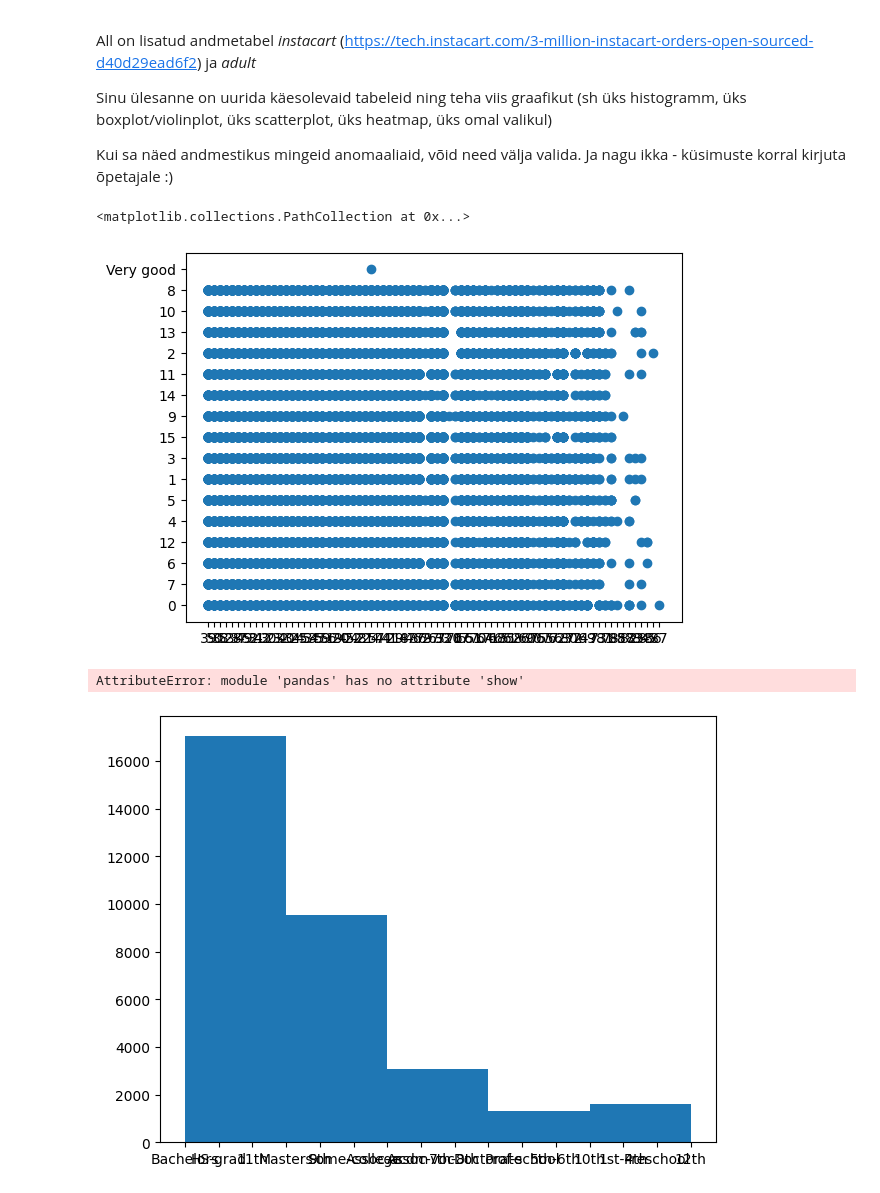
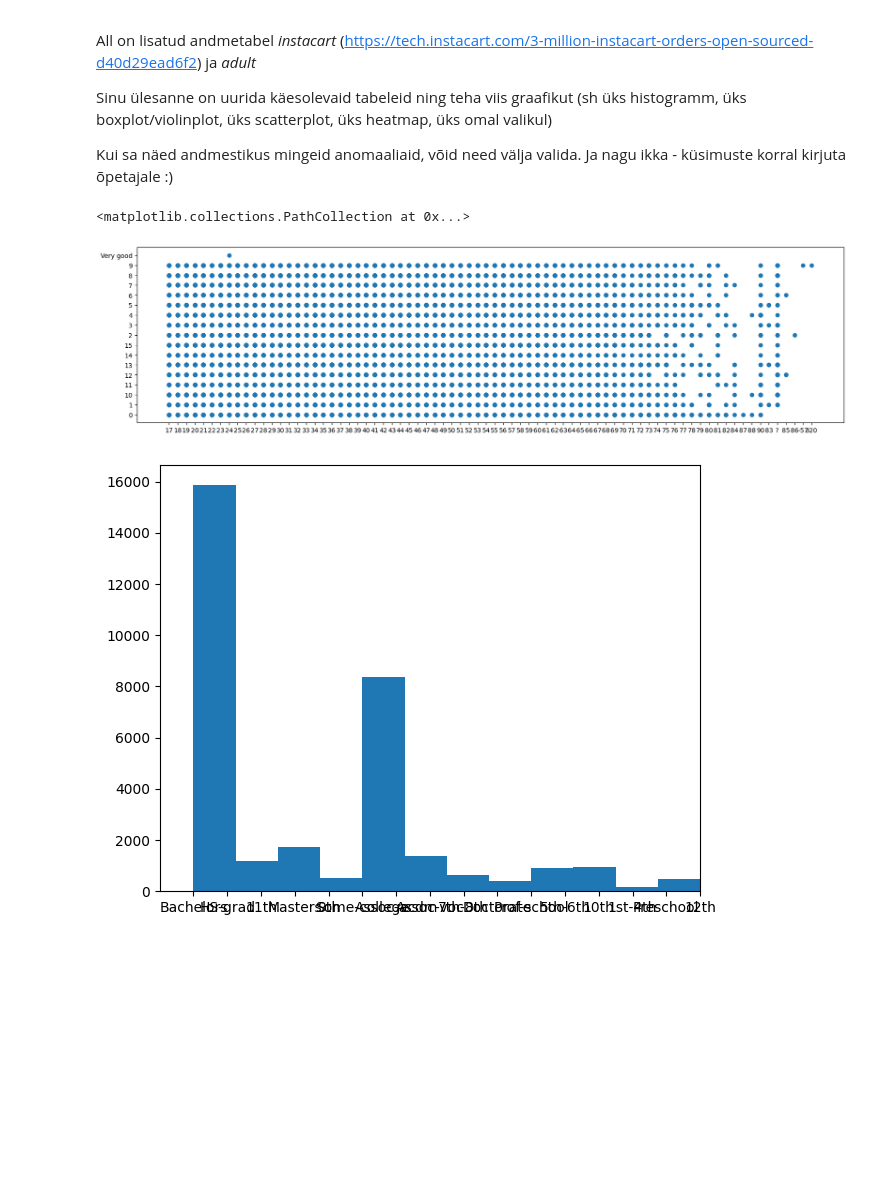
Before and after one commit to sego-w/someschoolting, a Jupyter notebook: 3.ylesanne/Tööleht 3 - andmetüübid ning nende visualiseerimine.ipynb, the cells around one changed output. Drawn from its saved outputs; the diff is of its cells as text; code cells hidden in the pictures; blank space fills up the shorter version.

```diff
--- a/3.ylesanne/Tööleht 3 - andmetüübid ning nende visualiseerimine.ipynb
+++ b/3.ylesanne/Tööleht 3 - andmetüübid ning nende visualiseerimine.ipynb
@@ -212,25 +212,36 @@ Kui sa näed andmestikus mingeid anomaaliaid, võid need välja valida. Ja nagu
 # %%
 #setup
 import pandas as p
-import matplotlib.pyplot as mpl
+import matplotlib.pyplot as plt
 adult = p.read_csv("/Users/gustavtamkivi/Documents/Code/someschoolting/3.ylesanne/adult - adult.csv")
 instacart = p.read_csv("/Users/gustavtamkivi/Documents/Code/someschoolting/3.ylesanne/instacart_100k - instacart_100k.csv")
 
 
 #Graafik 1: Uurime, kas on USAs mingi seos vanuse ja rahulolekuga tookohaga
-mpl.scatter(adult.age, adult.jobsatisfaction)
+adult = adult.sort_values(by=["jobsatisfaction","age"])
+
+x = adult['age']
+y = adult['jobsatisfaction']
+
+plt.figure(figsize=(20,5))
+plt.scatter(x,y)
+#Andmetest selgub, et korrelatsiooni vaga ei ole, vanuste suurenedes langevad igasugused rahulolu naitajad, kuna tooturul on selles eas lihtsalt vahem inimesi.
 # %% [output]
 <matplotlib.collections.PathCollection at 0x...>
-[figure, old version]
+[figure, new version]
 # %%
 #Graafik 2: Erinevate haridustasemete esinemine USA tooturul
 import pandas as p
-import matplotlib.pyplot as mpl
+import matplotlib.pyplot as plt
 adult = p.read_csv("/Users/gustavtamkivi/Documents/Code/someschoolting/3.ylesanne/adult - adult.csv")
 
-fig, axs = mpl.subplots(1, 1, sharey=True, tight_layout=True)
-axs.hist(adult.education, bins=5)
-mpl.show()
+fig, axs = mpl.subplots(1, 1, sharey=True, tight_layout=False)
+
+plt.xlim([-1,15])
+
+axs.hist(adult.education,bins=12)
+
+plt.show()
+#Graafik broken for now, aga tundub, et koige rohkem on bakalaureuse kraadiga inimesi tooturul (andmestikus 16000)
 # %% [output]
-AttributeError: module 'pandas' has no attribute 'show'
-[figure, old version]
+[figure, new version]
```
Also changed, not shown: parts of 4 cells of this notebook, 1 other file.
